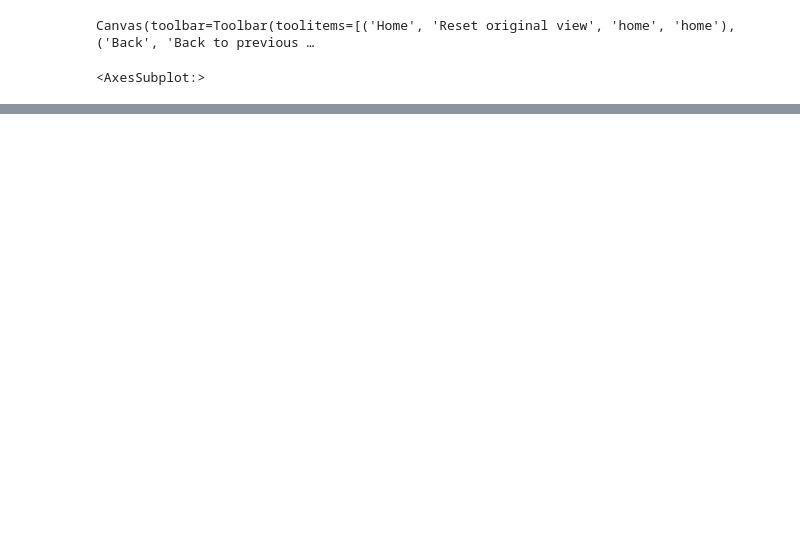
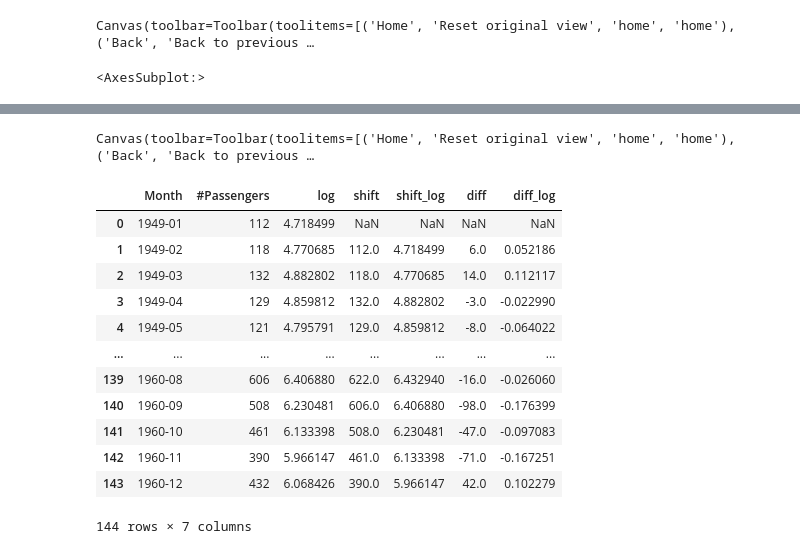
Before and after one commit to tristanmckechnie/tristan_meng_data_science, a Jupyter notebook: multivariate-playground.ipynb, the cells around one changed output, grey strips where cells are left out. Saved outputs shown, nothing was run; the diff lists cells and outputs as text; code cells hidden in the pictures; blank space fills up the shorter version.

```diff
--- a/multivariate-playground.ipynb
+++ b/multivariate-playground.ipynb
@@ -207,0 +246,27 @@ Canvas(toolbar=Toolbar(toolitems=[('Home', 'Reset original view', 'home', 'home'
+# %%
+df = pd.read_csv('./test_data/AirPassengers.csv')
+
+df['log'] = df['#Passengers'].apply(lambda x: np.log(x))
+df['shift'] = df['#Passengers'].shift(periods=1)
+df['shift_log'] = df['log'].shift(periods=1)
+df['diff'] = df['#Passengers'] - df['shift']
+df['diff_log'] = df['log'] - df['shift_log']
+
+df.loc[:,['#Passengers','diff','diff_log']].plot(subplots=True,figsize=(10,12),xlabel='Timestep',grid=True)
+
+df
+# %% [output]
+Canvas(toolbar=Toolbar(toolitems=[('Home', 'Reset original view', 'home', 'home'), ('Back', 'Back to previous …
+|  | Month | #Passengers | log | shift | shift_log | diff | diff_log |
+| 0 | 1949-01 | 112 | 4.718499 | NaN | NaN | NaN | NaN |
+| 1 | 1949-02 | 118 | 4.770685 | 112.0 | 4.718499 | 6.0 | 0.052186 |
+| 2 | 1949-03 | 132 | 4.882802 | 118.0 | 4.770685 | 14.0 | 0.112117 |
+| 3 | 1949-04 | 129 | 4.859812 | 132.0 | 4.882802 | -3.0 | -0.022990 |
+| 4 | 1949-05 | 121 | 4.795791 | 129.0 | 4.859812 | -8.0 | -0.064022 |
+| ... | ... | ... | ... | ... | ... | ... | ... |
+| 139 | 1960-08 | 606 | 6.406880 | 622.0 | 6.432940 | -16.0 | -0.026060 |
+| 140 | 1960-09 | 508 | 6.230481 | 606.0 | 6.406880 | -98.0 | -0.176399 |
+| 141 | 1960-10 | 461 | 6.133398 | 508.0 | 6.230481 | -47.0 | -0.097083 |
+| 142 | 1960-11 | 390 | 5.966147 | 461.0 | 6.133398 | -71.0 | -0.167251 |
+| 143 | 1960-12 | 432 | 6.068426 | 390.0 | 5.966147 | 42.0 | 0.102279 |
+144 rows × 7 columns
```
Also changed, not shown: parts of 8 cells of this notebook, 54 other files.
